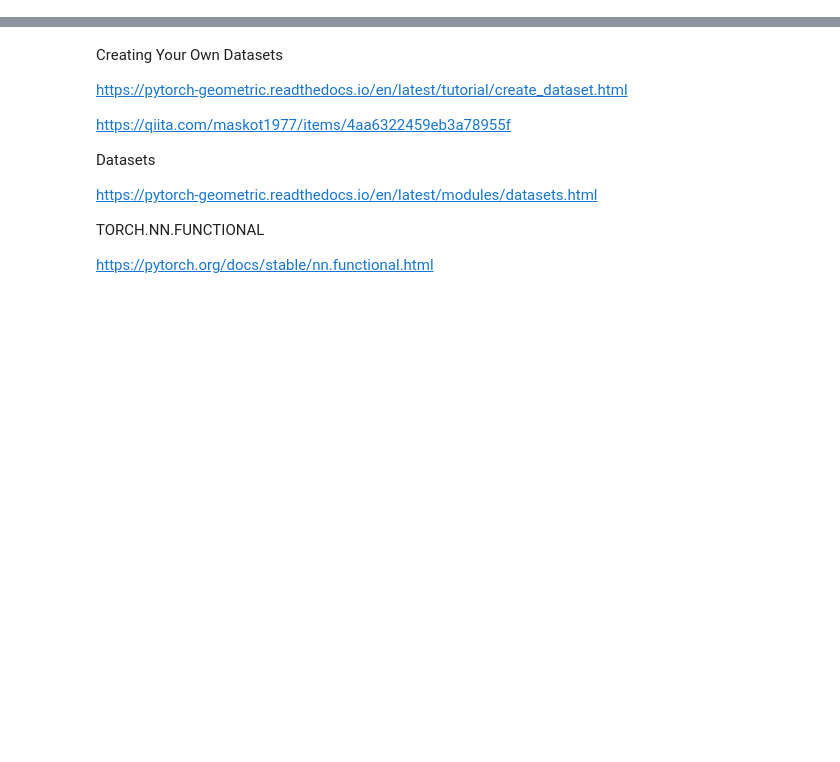
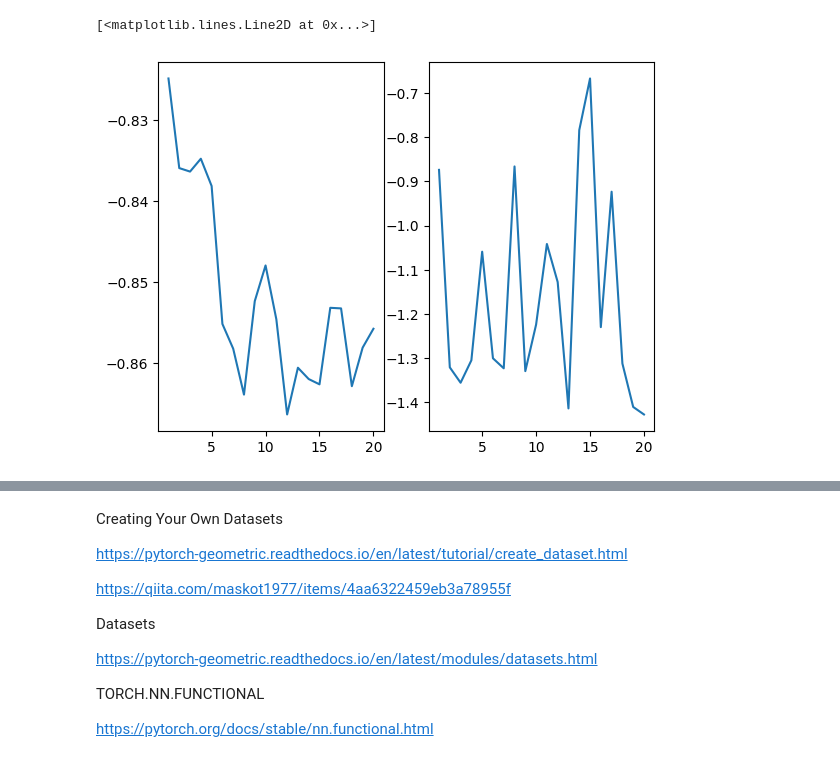
Before and after one commit to Kazuri1111/Pytorch, a Jupyter notebook: GCN/PyG.ipynb, the cells around one changed output, grey strips where cells are left out. Cells and saved outputs as stored; diff of their text form; code cells hidden in the pictures; blank space fills up the shorter version.

```diff
--- a/GCN/PyG.ipynb
+++ b/GCN/PyG.ipynb
@@ -230,3 +249,15 @@ tensor([78.9400, 68.8500, 79.3400, 85.9600, 77.0400, 80.6700, 64.5700, 78.6200,
+# %%
+# 3層
+import matplotlib.pyplot as plt
+epoch = [i for i in range(1, len(loss_three[0]) + 1)]
+loss_three = np.log(loss_three)
+plt.subplot(1,2,1)
+plt.plot(epoch, loss_three[0])
+plt.subplot(1,2,2)
+plt.plot(epoch, loss_three[1])
+# %% [output]
+[<matplotlib.lines.Line2D at 0x...>]
+[figure, added]
 # %%
 model.eval() # 評価開始
 predictions = []
```
Also changed, not shown: parts of 21 cells of this notebook, 2 other files.
